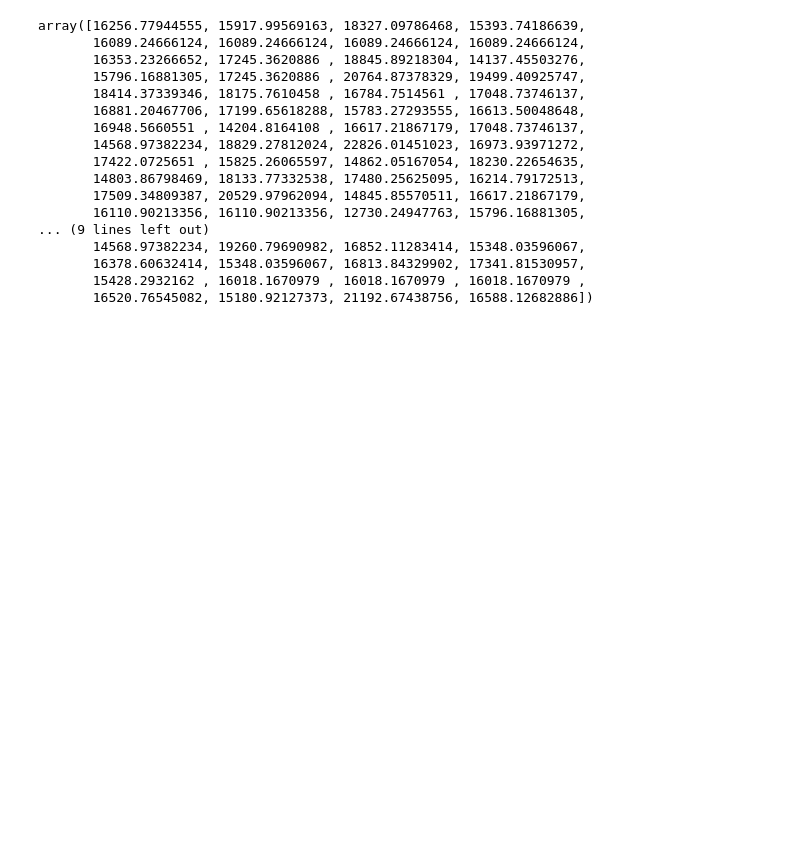
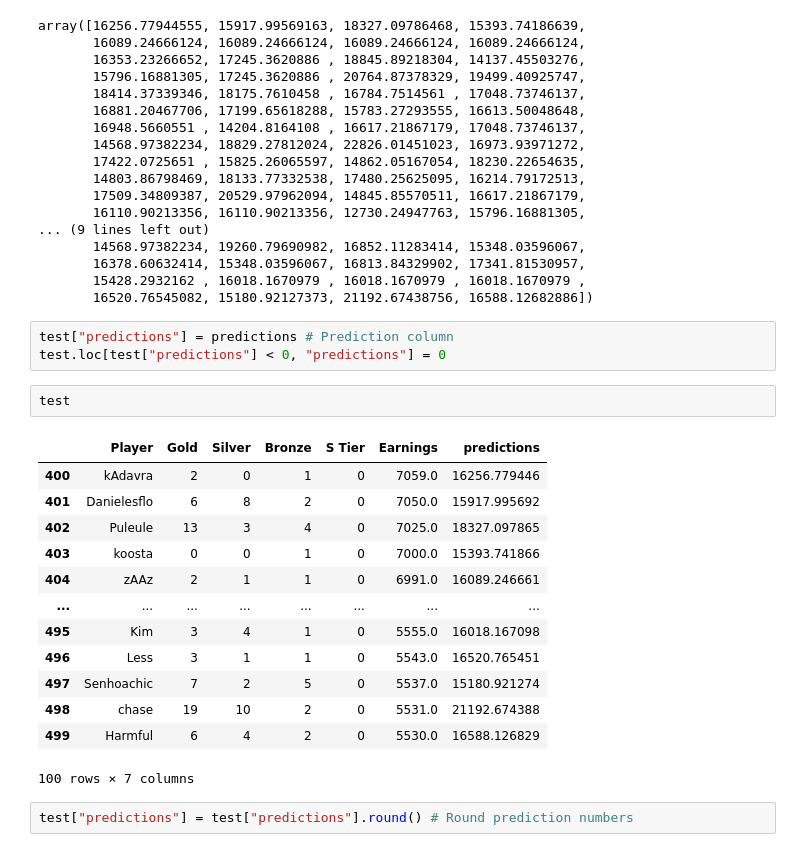
Before and after one commit to Ssserafimm/ml-player-earnings-predictor, a Jupyter notebook: earnings_prediction.ipynb, the cells around one changed output. Drawn from its saved outputs; the diff is of its cells as text; blank space fills up the shorter version.

Commit message:
prediction added

```diff
--- a/earnings_prediction.ipynb
+++ b/earnings_prediction.ipynb
@@ -159,3 +159,24 @@ array([16256.77944555, 15917.99569163, 18327.09786468, 15393.74186639,
        16378.60632414, 15348.03596067, 16813.84329902, 17341.81530957,
        15428.2932162 , 16018.1670979 , 16018.1670979 , 16018.1670979 ,
        16520.76545082, 15180.92127373, 21192.67438756, 16588.12682886])
+# %%
+test["predictions"] = predictions # Prediction column
+test.loc[test["predictions"] < 0, "predictions"] = 0
+# %%
+test
+# %% [output]
+|  | Player | Gold | Silver | Bronze | S Tier | Earnings | predictions |
+| 400 | kAdavra | 2 | 0 | 1 | 0 | 7059.0 | 16256.779446 |
+| 401 | Danielesflo | 6 | 8 | 2 | 0 | 7050.0 | 15917.995692 |
+| 402 | Puleule | 13 | 3 | 4 | 0 | 7025.0 | 18327.097865 |
+| 403 | koosta | 0 | 0 | 1 | 0 | 7000.0 | 15393.741866 |
+| 404 | zAAz | 2 | 1 | 1 | 0 | 6991.0 | 16089.246661 |
+| ... | ... | ... | ... | ... | ... | ... | ... |
+| 495 | Kim | 3 | 4 | 1 | 0 | 5555.0 | 16018.167098 |
+| 496 | Less | 3 | 1 | 1 | 0 | 5543.0 | 16520.765451 |
+| 497 | Senhoachic | 7 | 2 | 5 | 0 | 5537.0 | 15180.921274 |
+| 498 | chase | 19 | 10 | 2 | 0 | 5531.0 | 21192.674388 |
+| 499 | Harmful | 6 | 4 | 2 | 0 | 5530.0 | 16588.126829 |
+100 rows × 7 columns
+# %%
+test["predictions"] = test["predictions"].round() # Round prediction numbers
```
Also changed, not shown: parts of 1 cell of this notebook.
